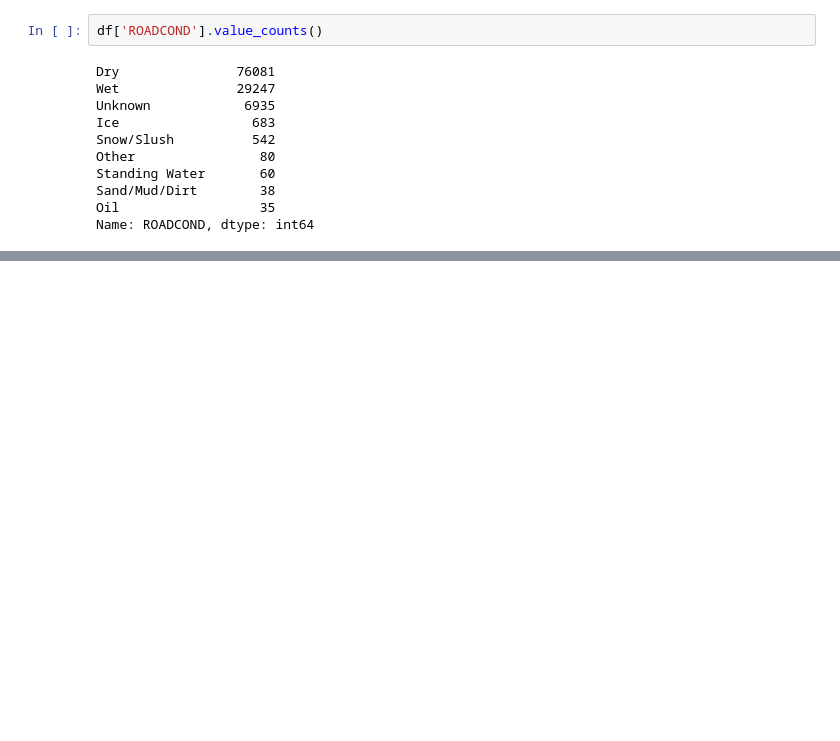
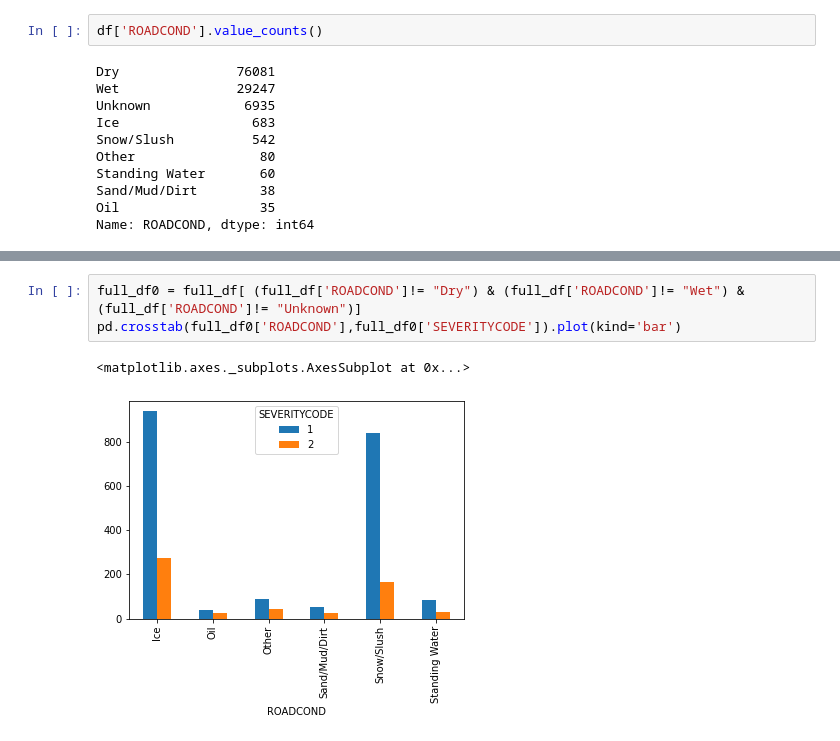
Before and after one commit to kegert/Coursera_Capstone, a Jupyter notebook: Data Analysis.ipynb, the cells around one changed output, grey strips where cells are left out. Drawn from its saved outputs; the diff is of its cells as text; blank space fills up the shorter version.

```diff
--- a/Data Analysis.ipynb
+++ b/Data Analysis.ipynb
@@ -108 +106,7 @@ pd.crosstab(df['ROADCOND'],df['SEVERITYCODE']).plot(kind='bar')
+# %%
+full_df0 = full_df[ (full_df['ROADCOND']!= "Dry") & (full_df['ROADCOND']!= "Wet") & (full_df['ROADCOND']!= "Unknown")]
+pd.crosstab(full_df0['ROADCOND'],full_df0['SEVERITYCODE']).plot(kind='bar')
+# %% [output]
+<matplotlib.axes._subplots.AxesSubplot at 0x...>
+[figure, added]
 # %%
```
Also changed, not shown: parts of 8 cells of this notebook, 9 other files.
